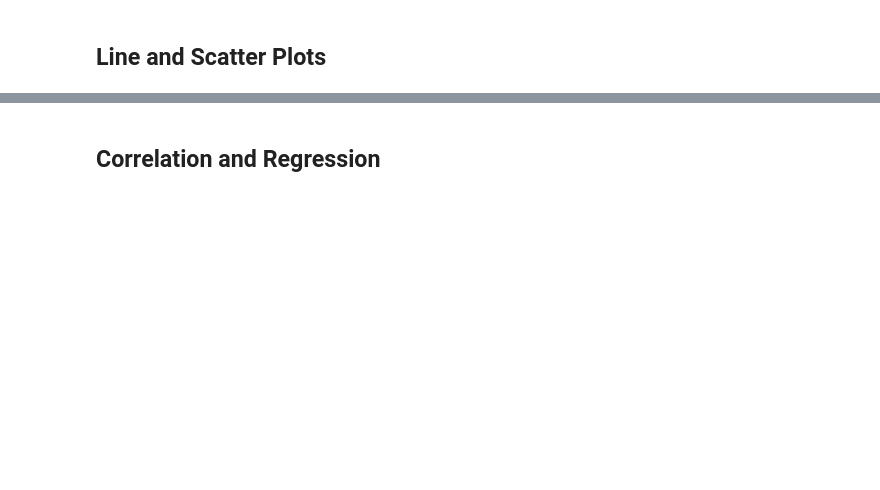
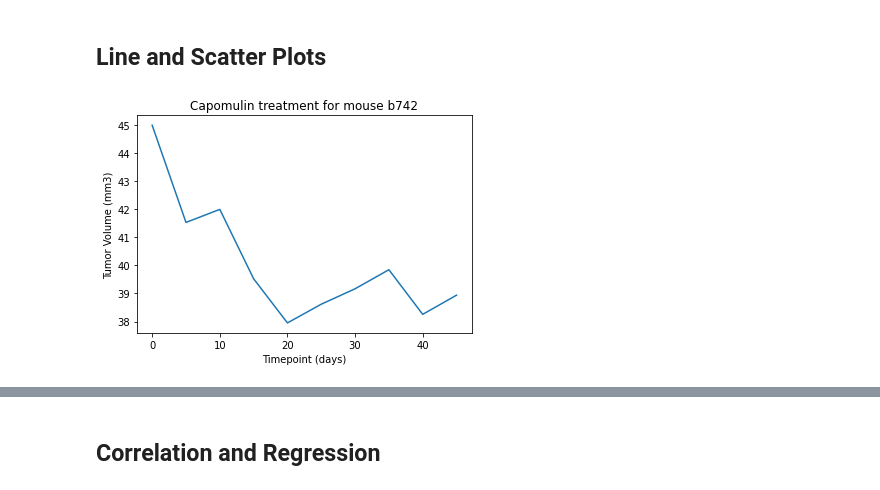
Before and after one commit to anisali01/05_MatplotlibChallenge, a Jupyter notebook: Pymaceuticals.ipynb, the cells around one changed output, grey strips where cells are left out. Saved outputs shown, nothing was run; the diff lists cells and outputs as text; code cells hidden in the pictures; blank space fills up the shorter version.

```diff
--- a/Pymaceuticals.ipynb
+++ b/Pymaceuticals.ipynb
@@ -263,2 +273,18 @@ Text(0, 0.5, 'Final Tumor Volume (mm3)')
+# %%
+# Generate a line plot of time point versus tumor volume for a mouse treated with Capomulin
+
+cap_table = clean_pharma.loc[clean_pharma['Drug Regimen'] == "Capomulin"]
+cap_table['Mouse ID'].unique()
+
+onemouse = cap_table.loc[cap_table['Mouse ID']== 'b742']
+onemouse
+
+plt.plot(onemouse['Timepoint'],onemouse['Tumor Volume (mm3)'])
+plt.xlabel('Timepoint (days)')
+plt.ylabel('Tumor Volume (mm3)')
+plt.title('Capomulin treatment for mouse b742')
+plt.show()
+# %% [output]
+[figure, added]
 # %%
 # Generate a scatter plot of mouse weight versus average tumor volume for the Capomulin regimen
```
Also changed, not shown: parts of 12 cells of this notebook.
